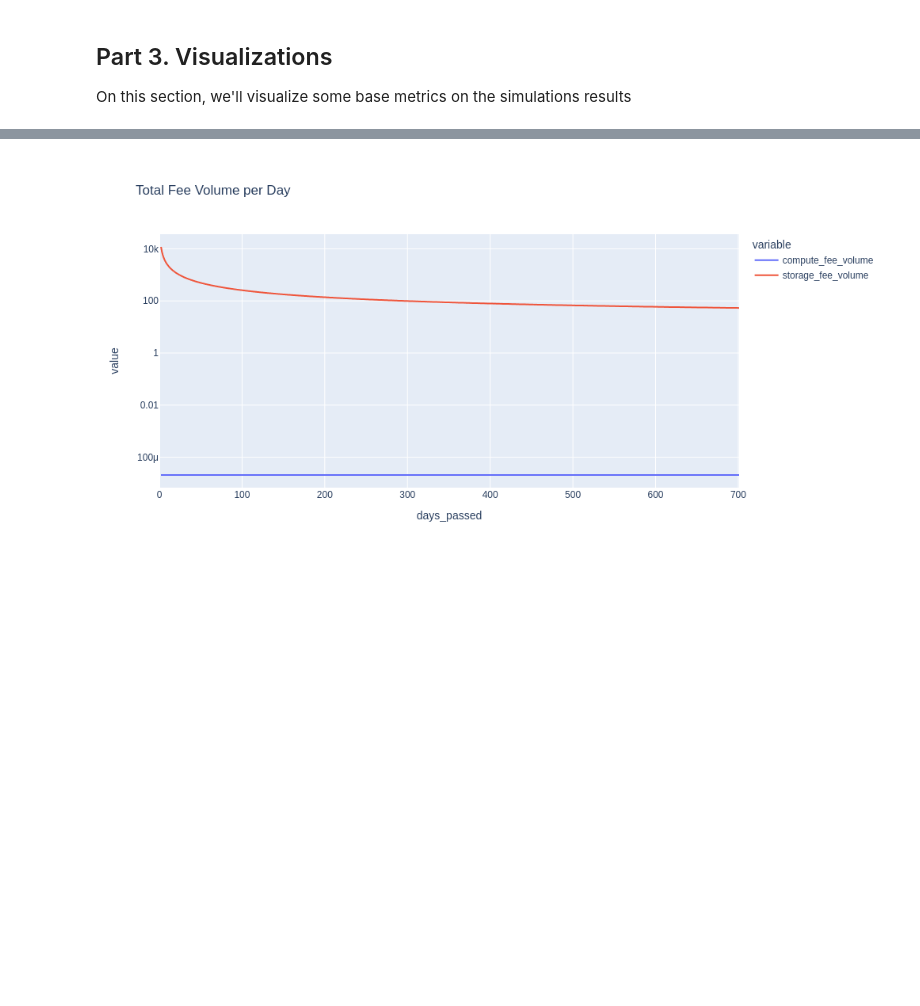
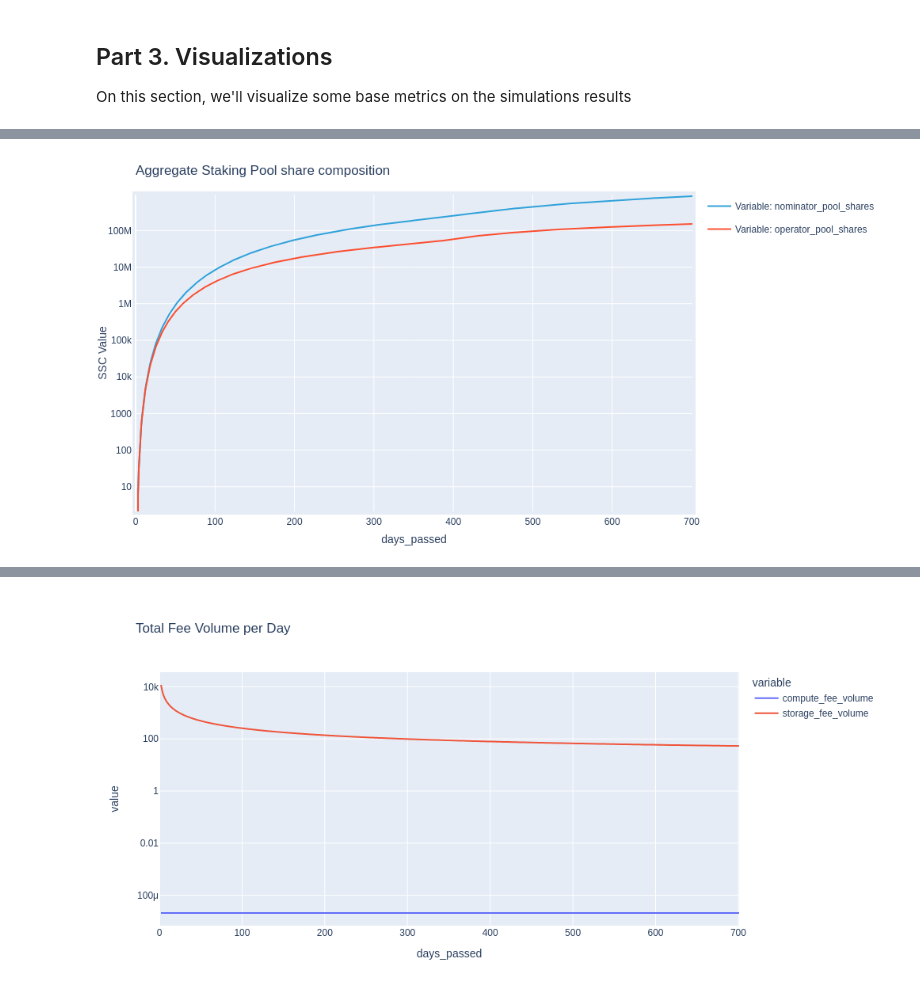
Before and after one commit to BlockScience/subspace, a Jupyter notebook: notebooks/sanity_check.ipynb, the cells around one changed output, grey strips where cells are left out. Saved outputs shown, nothing was run; the diff lists cells and outputs as text; code cells hidden in the pictures; blank space fills up the shorter version.

```diff
--- a/notebooks/sanity_check.ipynb
+++ b/notebooks/sanity_check.ipynb
@@ -71,7 +74,9 @@ sim_df.hvplot(
 # %%
-sim_df.hvplot(
+chart = sim_df.hvplot(
     x="days_passed",
     y=[el for el in sim_df.columns if "shares" in el],
     title="Aggregate Staking Pool share composition", logy=True,
     ylabel="SSC Value", width=1000, height=500)
+
+pio.show(hv.render(chart, backend='plotly'))
 # %% [output]
@@ -79 +83,2 @@ sim_df.hvplot(
+[figure, added]
 # %%
```
Also changed, not shown: parts of 4 cells of this notebook.
